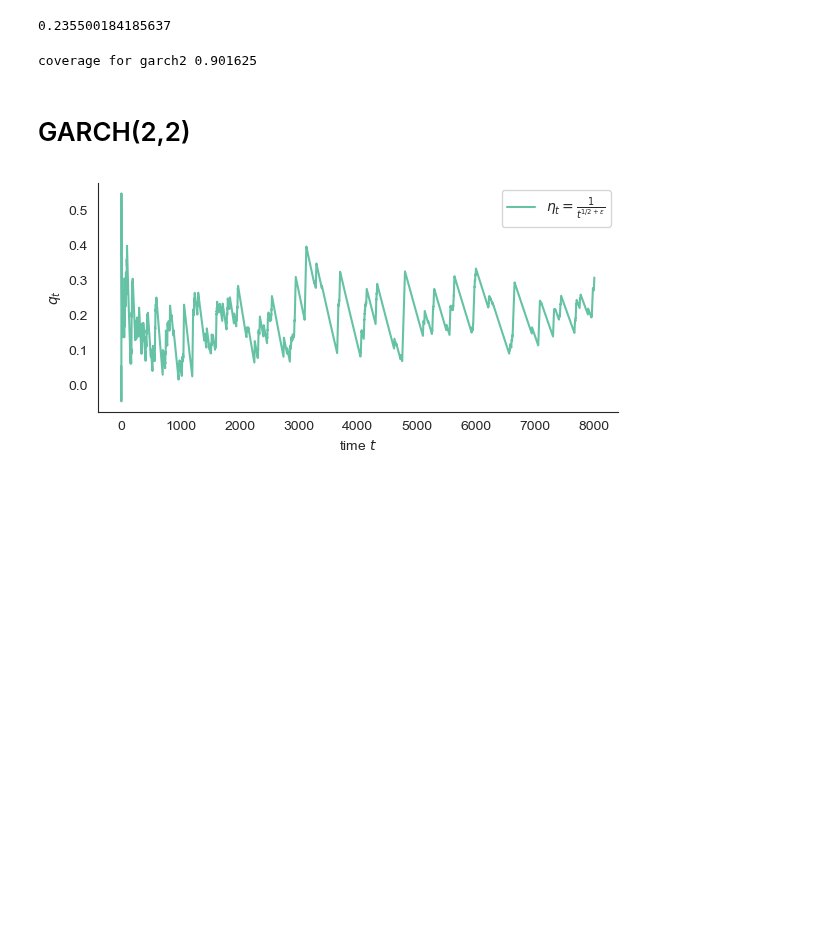
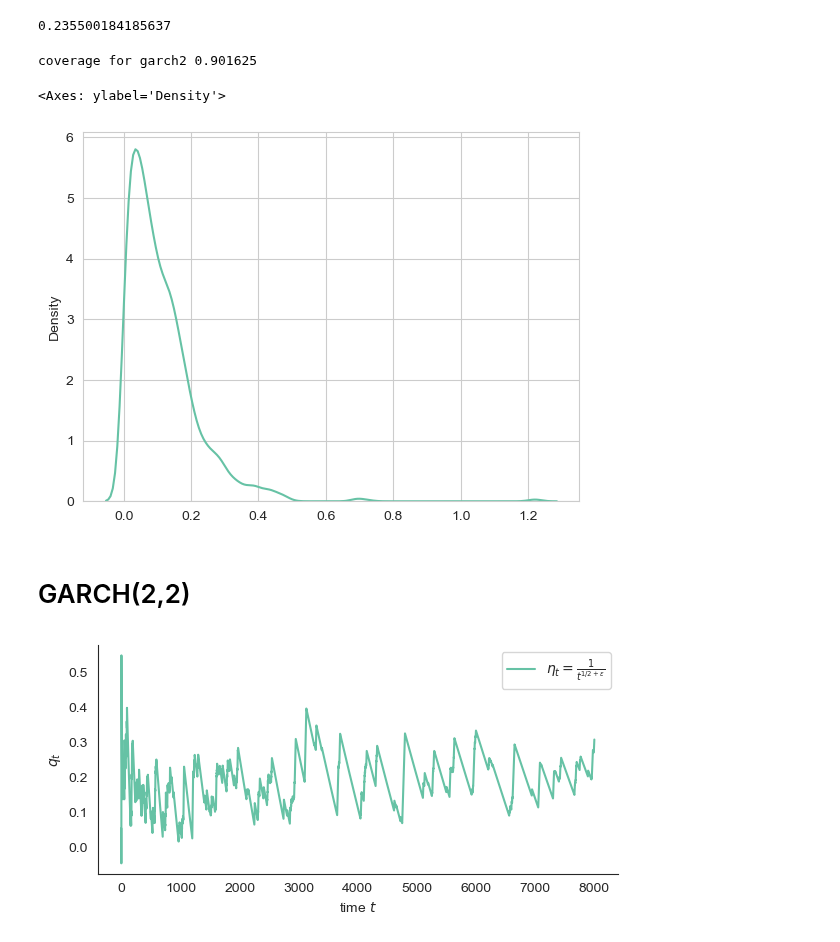
Before and after one commit to victorianian610/Online-Conformal-Prediction-with-SuperLearning-, a Jupyter notebook: Jump_Diffusion/Sim1/arch_sim1.ipynb, the cells around one changed output. Cells and saved outputs as stored; diff of their text form; code cells hidden in the pictures; blank space fills up the shorter version.

```diff
--- a/Jump_Diffusion/Sim1/arch_sim1.ipynb
+++ b/Jump_Diffusion/Sim1/arch_sim1.ipynb
@@ -642,6 +648,12 @@ CI_garch_decaying2 = results_garch2['q_decaying'] * 2
 print(f"coverage for garch2", np.mean(results_garch2['observed_coverages_decaying']))
 # %% [output]
 coverage for garch2 0.901625
+# %%
+garch2_score = abs(y_true_test - y_garch_pred2)
+sns.kdeplot(garch2_score)
+# %% [output]
+<Axes: ylabel='Density'>
+[figure, added]
 # %% [markdown]
 # GARCH(2,2)
 # %%
```
Also changed, not shown: parts of 13 cells of this notebook.
